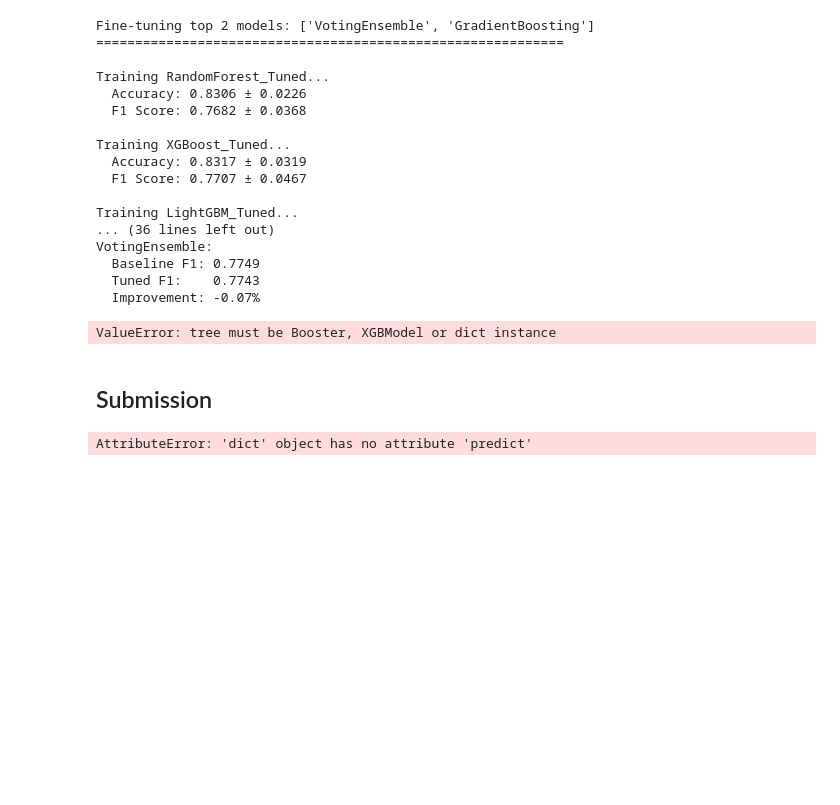
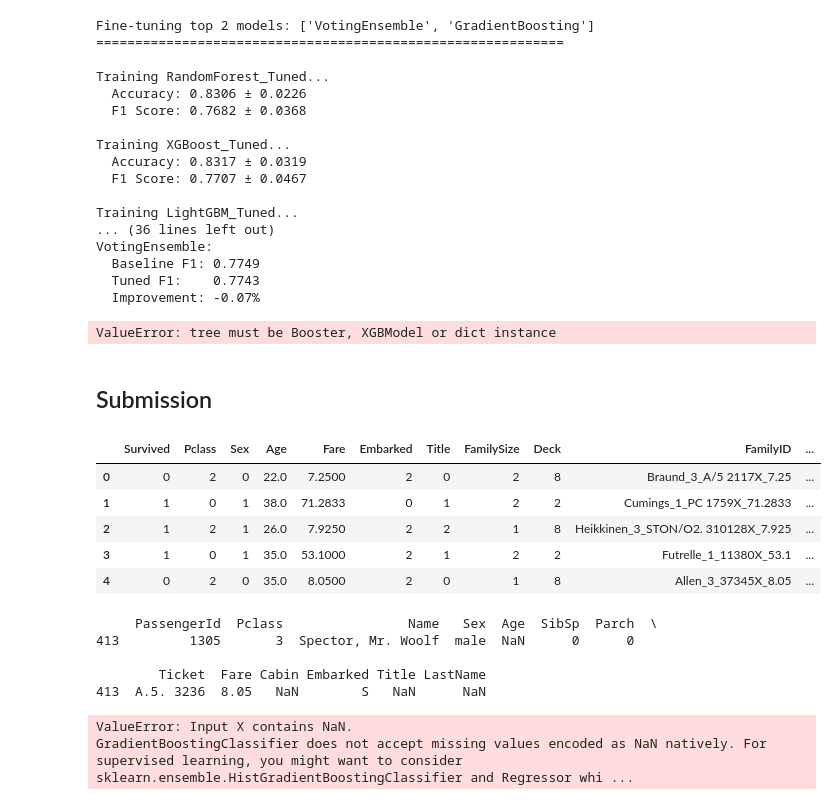
Before and after one commit to hvtruong/Kaggle_projects, a Jupyter notebook: titanic/src/notebooks/eda.ipynb, the cells around one changed output. Drawn from its saved outputs; the diff is of its cells as text; code cells hidden in the pictures; blank space fills up the shorter version.

```diff
--- a/titanic/src/notebooks/eda.ipynb
+++ b/titanic/src/notebooks/eda.ipynb
@@ -663,5 +679,21 @@ df_train.head()
+# %%
+def create_WCG_Survival(df, df_train, mode='train'):
+    isFemaleOrBoy = (df['Sex'] == 'female') | (df['Title'] == 'Master')
+
+    if mode == 'train':
+        family_wcg_survival = df['Survived'].where(isFemaleOrBoy).groupby(df['FamilyID']).transform('min') == 1
+    else:
+        train_isFemaleOrBoy = (df_train['Sex'] == 'female') | (df_train['Title'] == 'Master')
+        train_family_survival = df_train['Survived'].where(train_isFemaleOrBoy).groupby(df_train['FamilyID']).min() == 1
+        family_wcg_survival = df['FamilyID'].map(train_family_survival).fillna(False)
+
+    final_filter = isFemaleOrBoy & family_wcg_survival
+
+    df['WCGSurvived'] = final_filter
+
+    return df
 # %%
-def build_features(df):
+def build_features(df, df_train, mode='train'):
     """
     Prepare features for training by combining all preprocessing and feature engineering steps.
 
@@ -679,7 +711,7 @@ def build_features(df):
     df = df.copy()
 
     # Extract title and last name from Name
-    df[['Title', 'Lastname']] = df['Name'].apply(lambda x: pd.Series(extract_title_and_last_name(x)))
+    df[['Title', 'LastName']] = df['Name'].apply(lambda x: pd.Series(extract_title_and_last_name(x)))
 
     # Map titles to standardized groups
     df['Title'] = df['Title'].map(title_mapping)
@@ -689,9 +721,12 @@ def build_features(df):
 
     # Fill missing values
     df = fill_missing_ages(df)
+    df = fill_missing_embarked(df)
+    df = reformat_ticket(df)
     df = fill_missing_fares(df)
-    df = fill_missing_embarked(df)
     df = convert_Cabin_to_Deck(df)
+    df = createFamilyID(df)
+    df = create_WCG_Survival(df, df_train, mode)
 
     # Encode categorical variables
     df['Sex'] = df['Sex'].map({'male': 0, 'female': 1})
@@ -723,7 +758,7 @@ def build_features(df):
         df['Pclass'] = df['Pclass'] - 1
 
     # Drop unnecessary columns
-    cols_to_drop = ['PassengerId', 'Name', 'SibSp', 'Parch', 'Ticket', 'Cabin', 'Lastname']
+    cols_to_drop = ['PassengerId', 'Name', 'SibSp', 'Parch', 'Ticket', 'Cabin', 'LastName']
     df = df.drop([col for col in cols_to_drop if col in df.columns], axis=1)
 
     return df
@@ -1200,11 +1262,36 @@ splits = re.findall(r'\[f([0-9]+)<([0-9.e-]+)\]', txt_model)
 print(splits)
 # %% [markdown]
 ## Submission
+# %%
+df = pd.read_csv('../data/raw/train.csv')
+df_train = build_features(df, df_train=None, mode='train')
+# %%
+df_train.head()
+# %% [output]
+|  | Survived | Pclass | Sex | Age | Fare | Embarked | Title | FamilySize | Deck | FamilyID | ... |
+| 0 | 0 | 2 | 0 | 22.0 | 7.2500 | 2 | 0 | 2 | 8 | Braund_3_A/5 2117X_7.25 | ... |
+| 1 | 1 | 0 | 1 | 38.0 | 71.2833 | 0 | 1 | 2 | 2 | Cumings_1_PC 1759X_71.2833 | ... |
+| 2 | 1 | 2 | 1 | 26.0 | 7.9250 | 2 | 2 | 1 | 8 | Heikkinen_3_STON/O2. 310128X_7.925 | ... |
+| 3 | 1 | 0 | 1 | 35.0 | 53.1000 | 2 | 1 | 2 | 2 | Futrelle_1_11380X_53.1 | ... |
+| 4 | 0 | 2 | 0 | 35.0 | 8.0500 | 2 | 0 | 1 | 8 | Allen_3_37345X_8.05 | ... |
+# %%
+test_df = pd.read_csv('../data/raw/test.csv')
+test_df.loc[414, ['Title', 'LastName']] = extract_title_and_last_name(test_df.loc[414, 'Name'])
+
+# Display the updated row
+print(test_df.loc[[414]])
+# %% [output]
+     PassengerId  Pclass                Name   Sex  Age  SibSp  Parch  \
+413         1305       3  Spector, Mr. Woolf  male  NaN      0      0
+
+        Ticket  Fare Cabin Embarked Title LastName
+413  A.5. 3236  8.05   NaN        S   NaN      NaN
 # %%
 test_df = pd.read_csv('../data/raw/test.csv')
 passengerId = test_df['PassengerId']
-test_df = build_features(test_df)
-preds = tuned_models['VotingEnsemble_Tuned'].predict(test_df)
+test_df = build_features(test_df, df_train, mode='test')
+test_df = test_df.drop(['FamilyID'], axis=1)
+preds = models_to_test['VotingEnsemble'].predict(test_df)
 submission = pd.DataFrame({
     'PassengerId': passengerId,
     'Survived': preds
@@ -1212,4 +1299,5 @@ submission = pd.DataFrame({
 submission.head()
 submission.to_csv('../data/raw/gender_submission.csv', index=False)
 # %% [output]
-AttributeError: 'dict' object has no attribute 'predict'
+ValueError: Input X contains NaN.
+GradientBoostingClassifier does not accept missing values encoded as NaN natively. For supervised learning, you might want to consider sklearn.ensemble.HistGradientBoostingClassifier and Regressor whi ...
```
Also changed, not shown: parts of 20 cells of this notebook, 1 other file.
